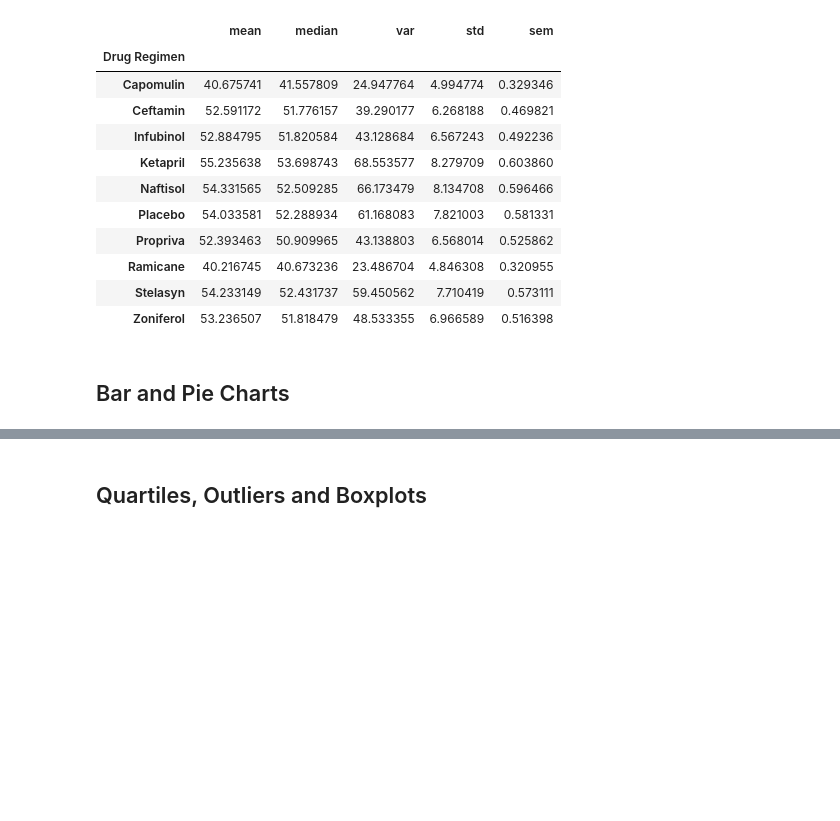
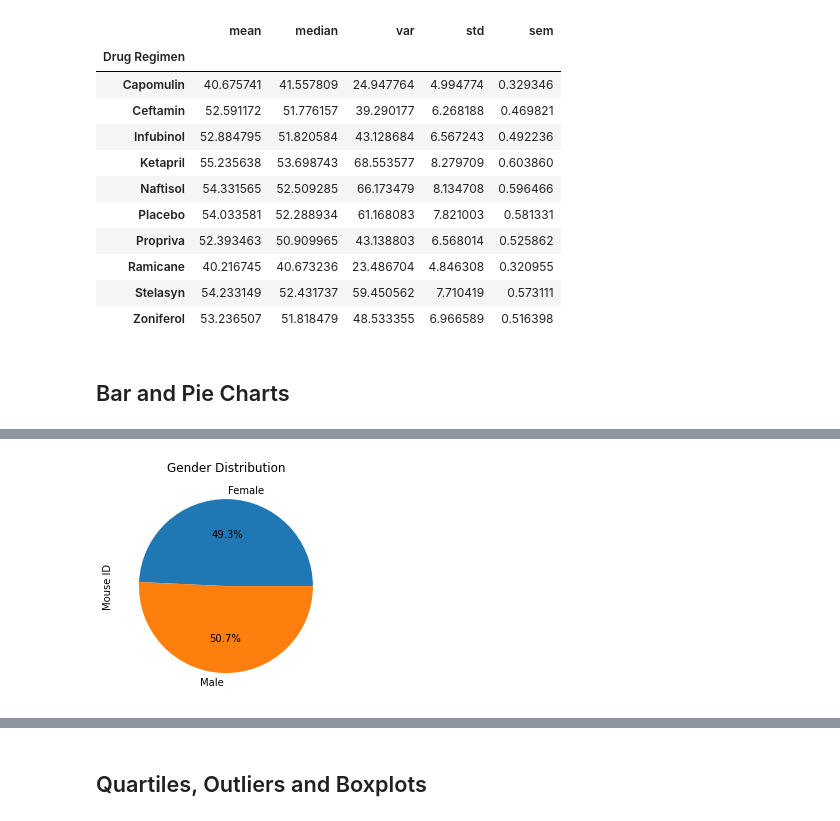
Before and after one commit to nadiarichards/matplotlib_challenge, a Jupyter notebook: Pymaceuticals/pymaceuticals_starter.ipynb, the cells around one changed output, grey strips where cells are left out. Cells and saved outputs as stored; diff of their text form; code cells hidden in the pictures; blank space fills up the shorter version.

```diff
--- a/Pymaceuticals/pymaceuticals_starter.ipynb
+++ b/Pymaceuticals/pymaceuticals_starter.ipynb
@@ -227,4 +266,8 @@ agg_regimen_df
 # %%
 # Generate a pie plot showing the distribution of female versus male mice using pandas
+
+gender_chart = pie_chart_gender.plot(kind="pie", y="sex", title="Gender Distribution", autopct="%1.1f%%")
+# %% [output]
+[figure, added]
 # %%
 # Generate a pie plot showing the distribution of female versus male mice using pyplot
```
Also changed, not shown: parts of 7 cells of this notebook.
